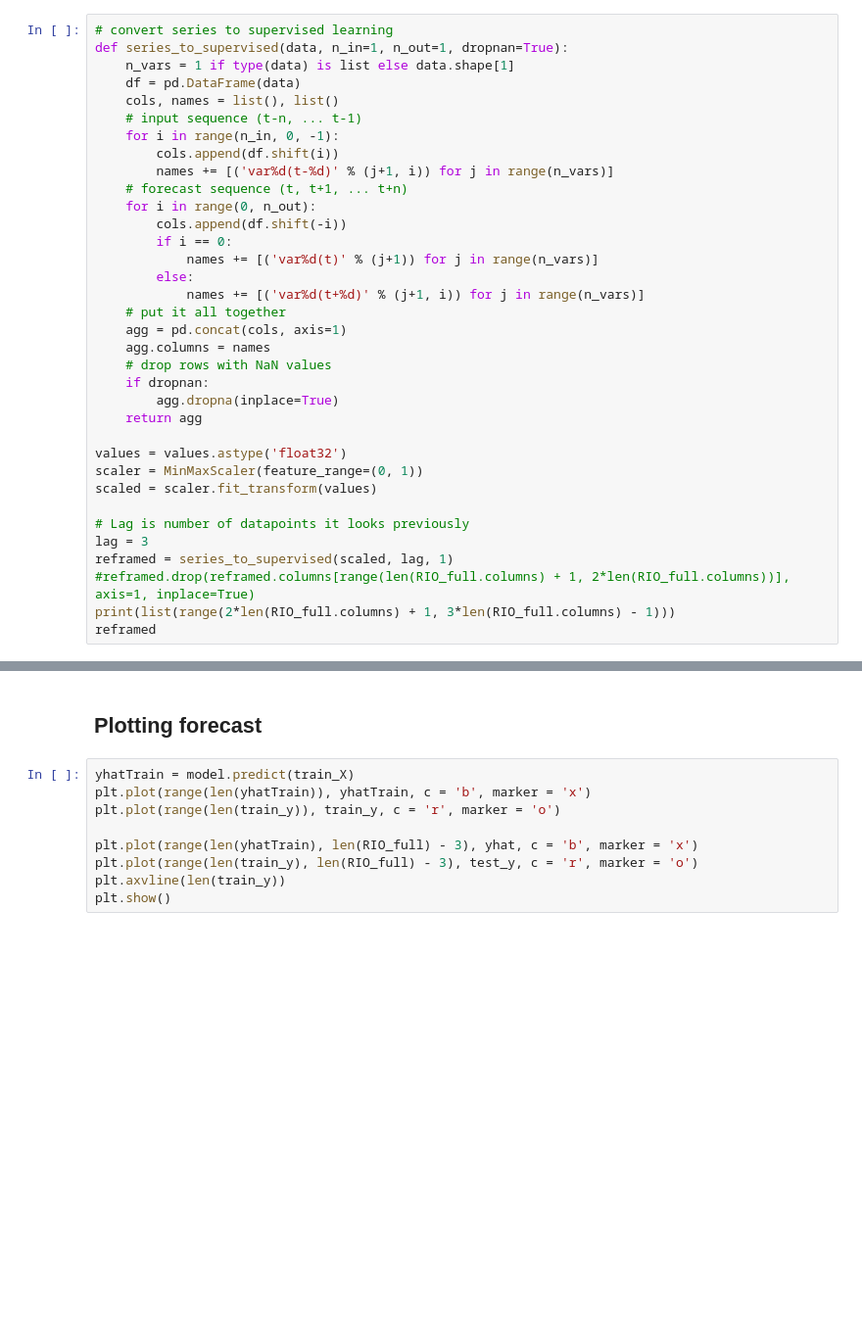
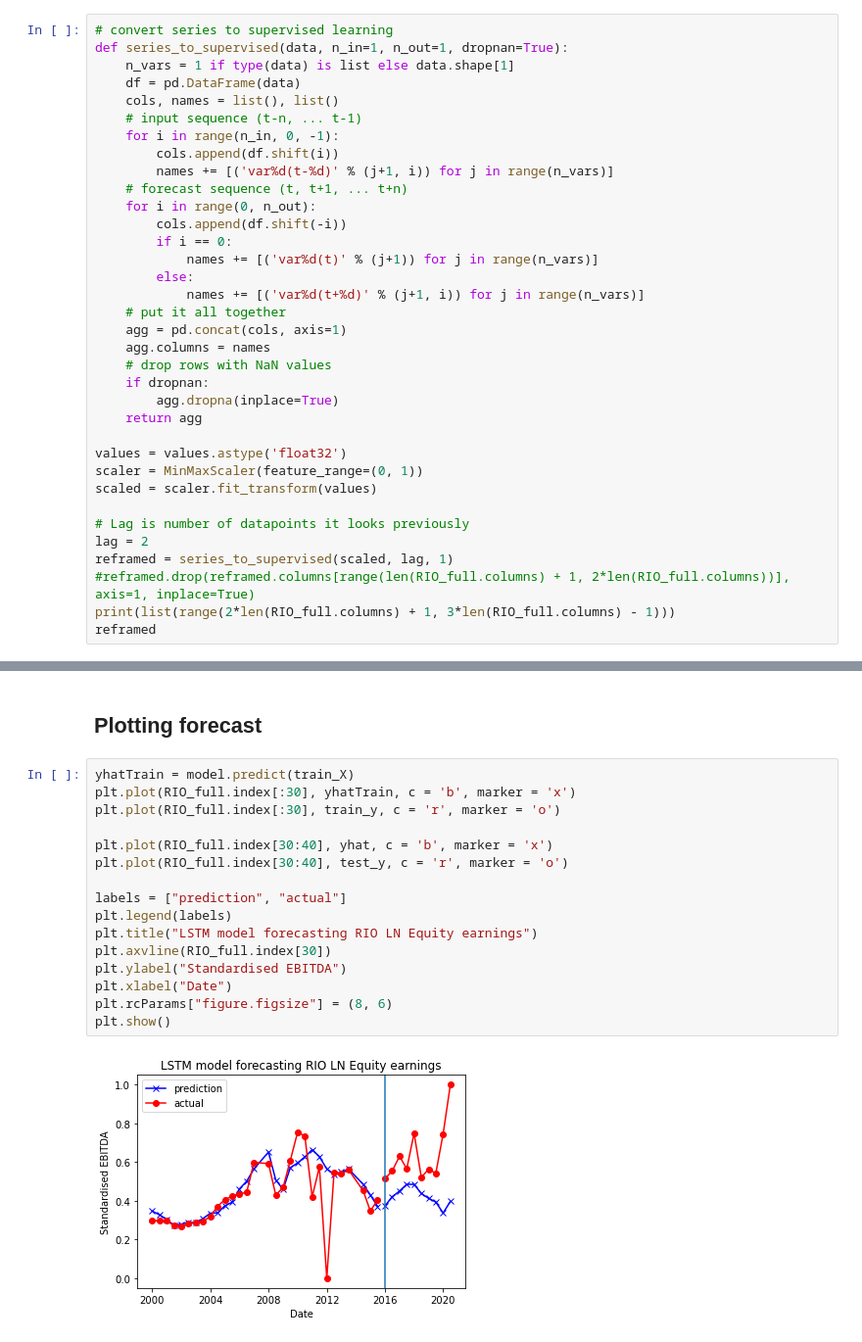
Before and after one commit to ADSMining/Mining, a Jupyter notebook: Notebooks/Modelling_notebooks/LSTM.ipynb, the cells around one changed output, grey strips where cells are left out. Shown at 98% size. Cells and saved outputs as stored; diff of their text form; blank space fills up the shorter version.

```diff
--- a/Notebooks/Modelling_notebooks/LSTM.ipynb
+++ b/Notebooks/Modelling_notebooks/LSTM.ipynb
@@ -139,7 +228,7 @@ scaler = MinMaxScaler(feature_range=(0, 1))
 scaled = scaler.fit_transform(values)
 
 # Lag is number of datapoints it looks previously
-lag = 3
+lag = 2
 reframed = series_to_supervised(scaled, lag, 1)
 #reframed.drop(reframed.columns[range(len(RIO_full.columns) + 1, 2*len(RIO_full.columns))], axis=1, inplace=True)
 print(list(range(2*len(RIO_full.columns) + 1, 3*len(RIO_full.columns) - 1)))
@@ -196,10 +328,19 @@ print('Test RMSE: %.3f' % rmse)
 ## Plotting forecast
 # %%
 yhatTrain = model.predict(train_X)
-plt.plot(range(len(yhatTrain)), yhatTrain, c = 'b', marker = 'x')
-plt.plot(range(len(train_y)), train_y, c = 'r', marker = 'o')
+plt.plot(RIO_full.index[:30], yhatTrain, c = 'b', marker = 'x')
+plt.plot(RIO_full.index[:30], train_y, c = 'r', marker = 'o')
 
-plt.plot(range(len(yhatTrain), len(RIO_full) - 3), yhat, c = 'b', marker = 'x')
-plt.plot(range(len(train_y), len(RIO_full) - 3), test_y, c = 'r', marker = 'o')
-plt.axvline(len(train_y))
+plt.plot(RIO_full.index[30:40], yhat, c = 'b', marker = 'x')
+plt.plot(RIO_full.index[30:40], test_y, c = 'r', marker = 'o')
+
+labels = ["prediction", "actual"]
+plt.legend(labels)
+plt.title("LSTM model forecasting RIO LN Equity earnings")
+plt.axvline(RIO_full.index[30])
+plt.ylabel("Standardised EBITDA")
+plt.xlabel("Date")
+plt.rcParams["figure.figsize"] = (8, 6)
 plt.show()
+# %% [output]
+[figure, added]
```
Also changed, not shown: parts of 15 cells of this notebook.
